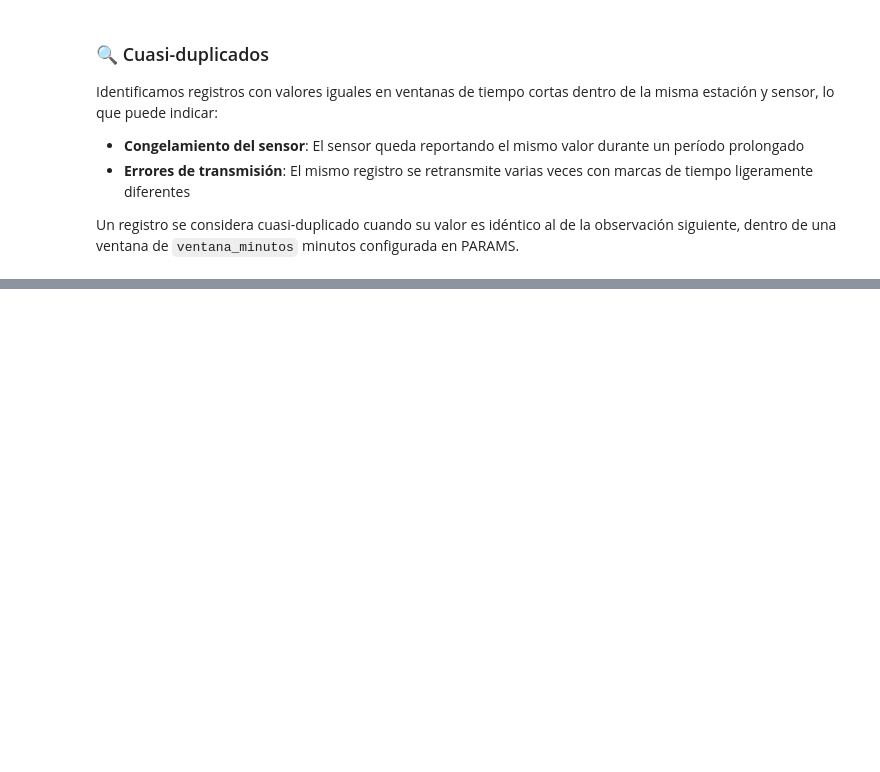
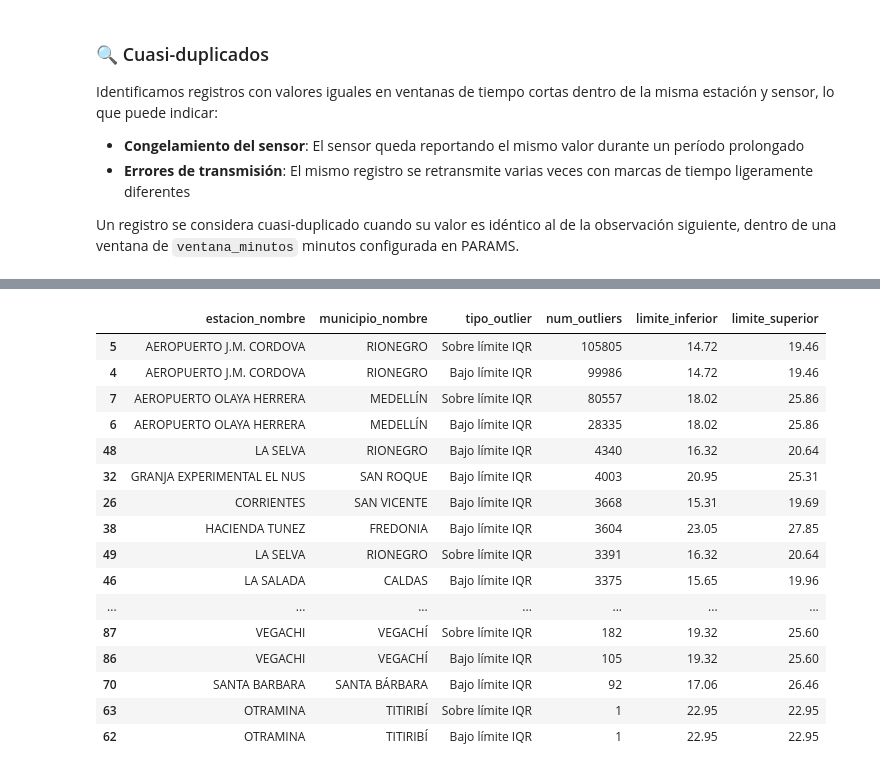
Before and after one commit to jdrodas/TemperaturaAntioquiaTSDBS, a Jupyter notebook: eda/eda_temperatura_antioquia.ipynb, the cells around one changed output, grey strips where cells are left out. Saved outputs shown, nothing was run; the diff lists cells and outputs as text; code cells hidden in the pictures; blank space fills up the shorter version.

```diff
--- a/eda/eda_temperatura_antioquia.ipynb
+++ b/eda/eda_temperatura_antioquia.ipynb
@@ -1116,0 +1308,67 @@ if df_cuasi_duplicados is not None:
+# %%
+query_outliers_iqr = f"""
+SELECT
+    geo.estacion_nombre,
+    geo.municipio_nombre,
+    geo.zona_nombre,
+    o.fecha,
+    ROUND(o.valor::numeric, 2) temperatura,
+    ROUND(st.percentil_25::numeric, 2) percentil_25,
+    ROUND(st.percentil_75::numeric, 2) percentil_75,
+    ROUND(st.iqr::numeric, 2)          iqr,
+    ROUND((st.percentil_25 - ({PARAMS['iqr_multiplicador']} * st.iqr))::numeric, 2) limite_inferior,
+    ROUND((st.percentil_75 + ({PARAMS['iqr_multiplicador']} * st.iqr))::numeric, 2) limite_superior,
+    CASE
+        WHEN o.valor < st.percentil_25 - ({PARAMS['iqr_multiplicador']} * st.iqr)
+            THEN 'Bajo límite IQR'
+        WHEN o.valor > st.percentil_75 + ({PARAMS['iqr_multiplicador']} * st.iqr)
+            THEN 'Sobre límite IQR'
+    END                                                         AS tipo_outlier
+FROM observaciones o
+JOIN mv_stats_iqr st ON o.estacion_id = st.estacion_id
+JOIN mv_inventario_geografico geo ON o.estacion_id = geo.estacion_id
+{build_where(PARAMS, alias='o', operator='WHERE').replace('o.fecha', 'o.fecha')}
+  AND (
+        o.valor < st.percentil_25 - ({PARAMS['iqr_multiplicador']} * st.iqr)
+     OR o.valor > st.percentil_75 + ({PARAMS['iqr_multiplicador']} * st.iqr)
+  )
+ORDER BY geo.estacion_nombre, o.fecha;
+"""
+
+df_outliers_iqr = ejecutar_query(query_outliers_iqr, "outliers IQR")
+
+if df_outliers_iqr is not None:
+    print("📊 OUTLIERS POR RANGO INTERCUARTÍLICO (IQR)")
+    print(f"   Multiplicador IQR: {PARAMS['iqr_multiplicador']}")
+    print()
+
+    if len(df_outliers_iqr) == 0:
+        print("✓ No se encontraron outliers IQR en el período analizado")
+    else:
+        # Resumen por tipo de outlier
+        resumen_tipo = df_outliers_iqr.groupby('tipo_outlier').agg(
+            num_outliers  = ('temperatura', 'count'),
+            temp_minima   = ('temperatura', 'min'),
+            temp_maxima   = ('temperatura', 'max'),
+            temp_promedio = ('temperatura', 'mean')
+        ).round(2)
+
+        print("  RESUMEN POR TIPO:")
+        display(HTML(resumen_tipo.to_html()))
+
+        # Resumen por estación
+        resumen_estacion = df_outliers_iqr.groupby(
+            ['estacion_nombre', 'municipio_nombre', 'tipo_outlier']
+        ).agg(
+            num_outliers  = ('temperatura', 'count'),
+            limite_inferior = ('limite_inferior', 'first'),
+            limite_superior = ('limite_superior', 'first')
+        ).round(2).reset_index().sort_values('num_outliers', ascending=False)
+
+        print("\n  RESUMEN POR ESTACIÓN:")
+        display(HTML(resumen_estacion.to_html()))
+
+        print(f"\nESTADÍSTICAS GENERALES:")
+        print(f"  Total outliers detectados     : {len(df_outliers_iqr):,}")
+        print(f"  Estaciones afectadas          : {df_outliers_iqr['estacion_nombre'].nunique():,}")
+# %% [output]
@@ -1116,0 +1385,17 @@ if df_cuasi_duplicados is not None:
+|  | estacion_nombre | municipio_nombre | tipo_outlier | num_outliers | limite_inferior | limite_superior |
+| 5 | AEROPUERTO J.M. CORDOVA | RIONEGRO | Sobre límite IQR | 105805 | 14.72 | 19.46 |
+| 4 | AEROPUERTO J.M. CORDOVA | RIONEGRO | Bajo límite IQR | 99986 | 14.72 | 19.46 |
+| 7 | AEROPUERTO OLAYA HERRERA | MEDELLÍN | Sobre límite IQR | 80557 | 18.02 | 25.86 |
+| 6 | AEROPUERTO OLAYA HERRERA | MEDELLÍN | Bajo límite IQR | 28335 | 18.02 | 25.86 |
+| 48 | LA SELVA | RIONEGRO | Bajo límite IQR | 4340 | 16.32 | 20.64 |
+| 32 | GRANJA EXPERIMENTAL EL NUS | SAN ROQUE | Bajo límite IQR | 4003 | 20.95 | 25.31 |
+| 26 | CORRIENTES | SAN VICENTE | Bajo límite IQR | 3668 | 15.31 | 19.69 |
+| 38 | HACIENDA TUNEZ | FREDONIA | Bajo límite IQR | 3604 | 23.05 | 27.85 |
+| 49 | LA SELVA | RIONEGRO | Sobre límite IQR | 3391 | 16.32 | 20.64 |
+| 46 | LA SALADA | CALDAS | Bajo límite IQR | 3375 | 15.65 | 19.96 |
+| ... | ... | ... | ... | ... | ... | ... |
+| 87 | VEGACHI | VEGACHÍ | Sobre límite IQR | 182 | 19.32 | 25.60 |
+| 86 | VEGACHI | VEGACHÍ | Bajo límite IQR | 105 | 19.32 | 25.60 |
+| 70 | SANTA BARBARA | SANTA BÁRBARA | Bajo límite IQR | 92 | 17.06 | 26.46 |
+| 63 | OTRAMINA | TITIRIBÍ | Sobre límite IQR | 1 | 22.95 | 22.95 |
+| 62 | OTRAMINA | TITIRIBÍ | Bajo límite IQR | 1 | 22.95 | 22.95 |
```
Also changed, not shown: parts of 26 cells of this notebook, 1 other file.
